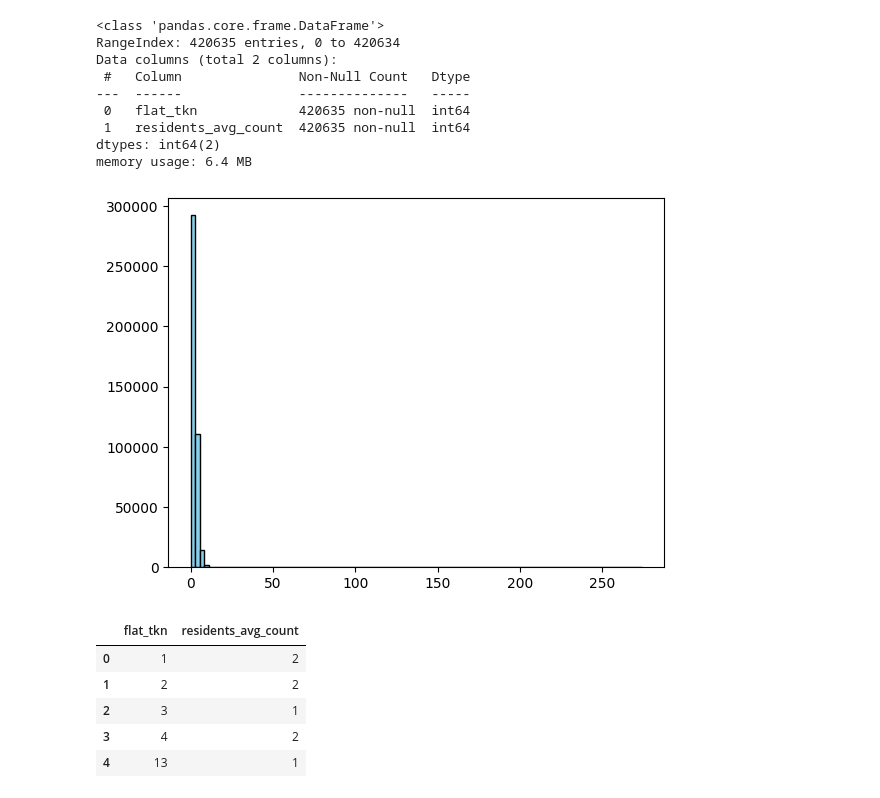
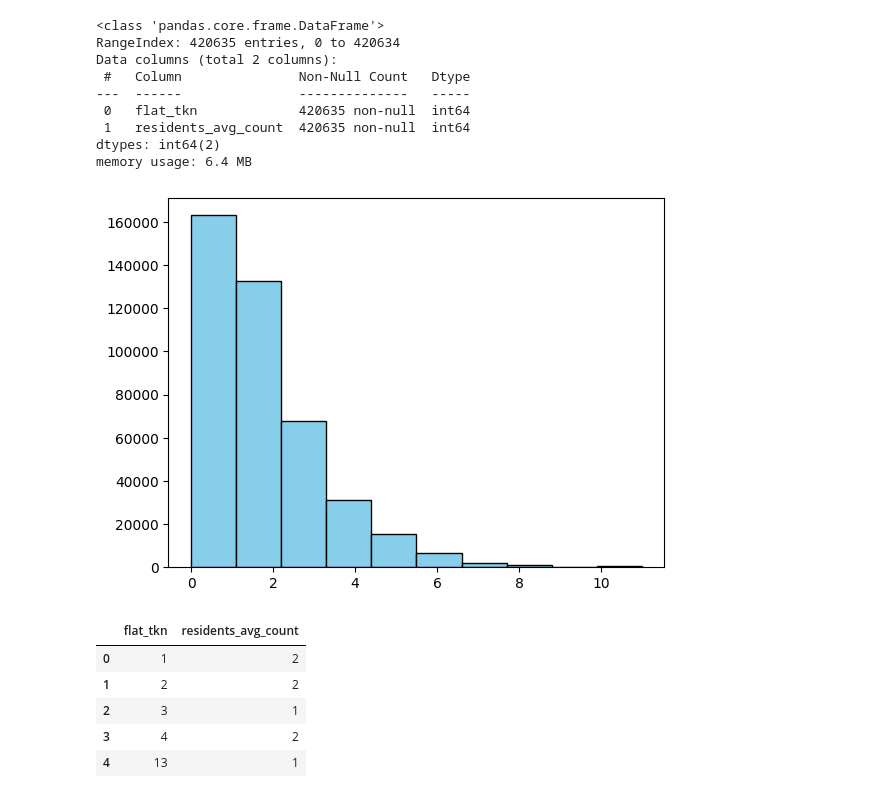
Before and after one commit to klyuchnikova/raii_summer_camp_2024, a Jupyter notebook: 2_raai_school_2024.ipynb, the cells around one changed output. Saved outputs shown, nothing was run; the diff lists cells and outputs as text; code cells hidden in the pictures.

```diff
--- a/2_raai_school_2024.ipynb
+++ b/2_raai_school_2024.ipynb
@@ -74,7 +74,8 @@ fig, axes = plt.subplots(nrows=3, ncols=1, figsize=(8, 6))
 
 for i, feature in enumerate(features):
     lower_bound = np.percentile(data[feature].dropna(), 5)
-    upper_bound = np.percentile(data[feature].dropna(), 97)
+    upper_bound = np.percentile(data[feature].dropna(), 99)
+    print(lower_bound, upper_bound)
     filtered_data = data[feature][(data[feature] >= lower_bound) & (data[feature] <= upper_bound)].dropna()
     filtered_data.dropna()
     axes[i].hist(filtered_data, bins=20, alpha=0.5)
@@ -102,0 +109,7 @@ data['volume_electr'] = data['volume_electr'].apply(lambda x: np.nan if x < 0 el
+# %%
+features = ['volume_cold', 'volume_hot', 'volume_electr']
+
+for i, feature in enumerate(features):
+    lower_bound = np.percentile(data[feature].dropna(), 2)
+    upper_bound = np.percentile(data[feature].dropna(), 98)
+    data[feature] = data[feature].apply(lambda x: np.nan if ((x < lower_bound) or (x > upper_bound)) else x)
@@ -186,10 +211,10 @@ Data columns (total 2 columns):
 dtypes: int64(2)
 memory usage: 6.4 MB
 # %%
-plt.hist(output_df['residents_avg_count'], bins=100, color='skyblue', edgecolor='black')
+plt.hist(output_df['residents_avg_count'], bins=10, color='skyblue', edgecolor='black')
 plt.show()
 # %% [output]
-[figure, old version]
+[figure, new version]
 # %%
 output_df.head()
 # %% [output]
```
Also changed, not shown: parts of 9 cells of this notebook, 1 other file.
